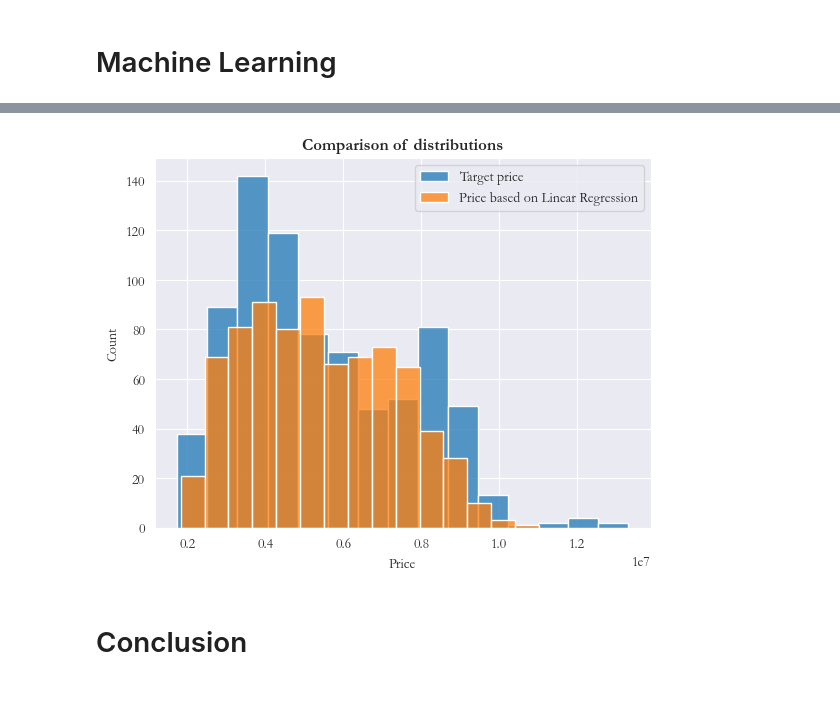
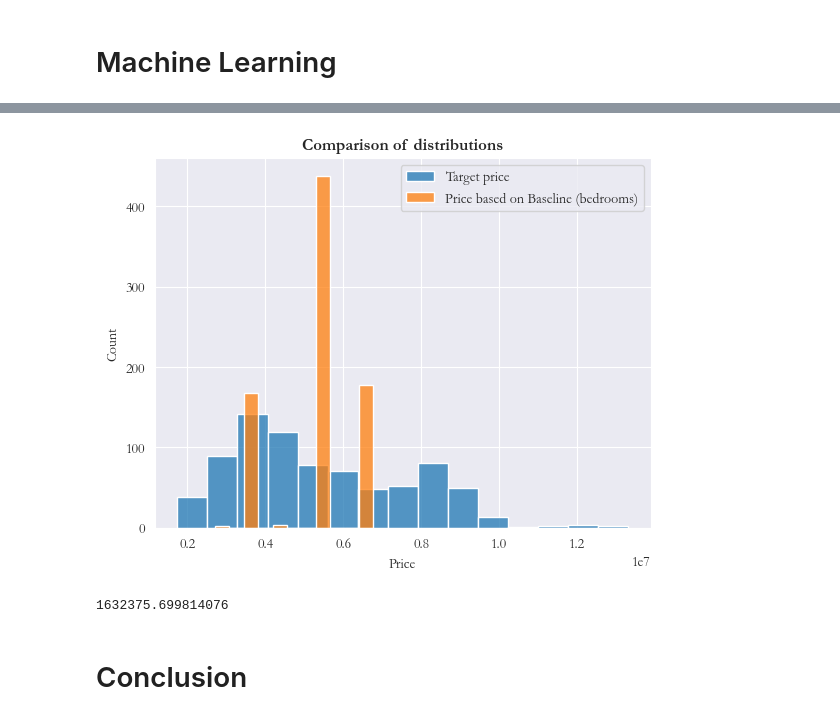
Before and after one commit to ThibaudGENEL/HousingPrice, a Jupyter notebook: notebook.ipynb, the cells around one changed output, grey strips where cells are left out. Cells and saved outputs as stored; diff of their text form; code cells hidden in the pictures.

```diff
--- a/notebook.ipynb
+++ b/notebook.ipynb
@@ -205,7 +211,7 @@ In the next step, as we analyzed the distributions of all our qualitative variab
 
 Here are old and new distributions :
 # %%
-"""sns.set_palette("tab10")
+sns.set_palette("tab10")
 cols_to_mode_impute = ["Stories", "Bathrooms", "Mainroad", "Hot_Water_Heating"]
 
 for col in cols_to_mode_impute:
@@ -216,5 +222,5 @@ for col in cols_to_mode_impute:
     else :
         sns.histplot(df[col].astype("string"))
         sns.histplot(imputed_df[col].astype("string"))
-        plt.show()    """
+        plt.show()
 # %% [output]
@@ -293,12 +323,19 @@ linear_model(df_encoded,train_sizes=[500],plot_mae = False,plot_r2=False, add_co
 # %%
+# Graphics
+
 sns.histplot(df_encoded["Price"], label="Target price")
-sns.histplot(df_encoded["Price_Linear_Regression"], label="Price based on Linear Regression")
+sns.histplot(df_encoded["Price_Baseline_Bedrooms"], label="Price based on Baseline (bedrooms)")
 plt.title("Comparison of distributions", fontweight="bold")
 plt.xlabel("Price")
 plt.ylabel("Count")
 plt.legend()
 plt.show()
 # %% [output]
-[figure, old version]
+[figure, new version]
+# %%
+MAE_baseline = np.mean(np.abs(df_encoded["Price"] - df_encoded["Price_Baseline_Bedrooms"]))
+print(MAE_baseline)
+# %% [output]
+1632375.699814076
 # %% [markdown]
 # Conclusion
```
Also changed, not shown: parts of 20 cells of this notebook.
